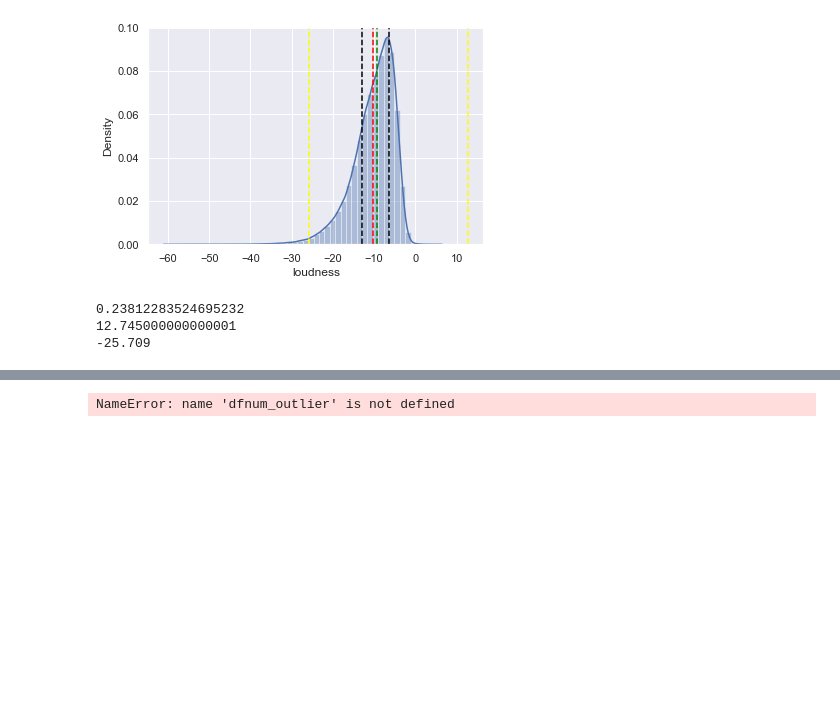
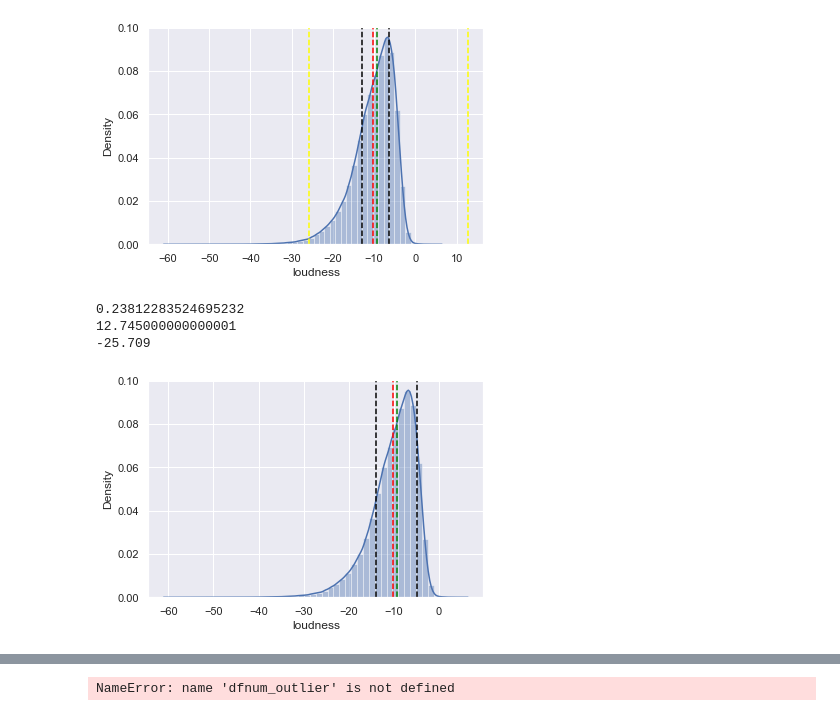
Before and after one commit to lucio-cornejo/proyecto-analisis-de-datos-1INF03, a Jupyter notebook: codes/limpieza_de_datos.ipynb, the cells around one changed output, grey strips where cells are left out. Saved outputs shown, nothing was run; the diff lists cells and outputs as text; code cells hidden in the pictures; blank space fills up the shorter version.

```diff
--- a/codes/limpieza_de_datos.ipynb
+++ b/codes/limpieza_de_datos.ipynb
@@ -797,6 +787,15 @@ dfnum.loc[indices_outliers_tempo, "acousticness"]
 586642    0.000239
 586643    0.000898
 Name: acousticness, Length: 51451, dtype: float64
+# %%
+from sklearn.experimental import enable_iterative_imputer
+from sklearn.impute import IterativeImputer
+
+# Construimos el modelo
+imputer = IterativeImputer(random_state=2020)
+# %%
+imputer.fit(dfnum[['loudness', ]])
+dfnum[['loudness']] = imputer.transform(dfnum[['loudness']])
 # %%
 coeficiente = 3
 
@@ -819,3 +818,39 @@ print(Percentiles["loudness"].loc['75%'] - (coeficiente* (Percentiles["loudness"
 0.23812283524695232
 12.745000000000001
 -25.709
+# %%
+# Variable numérica loudness
+# Cuatiles distintos para definir outliers
+sns.set(style = "darkgrid")
+sns.distplot(dfnum['loudness'])
+# plt.axvline(dfnum['loudness'].mean(), color = "green", linestyle = "--")
+plt.axvline(dfnum['loudness'].mean(), color = "red", linestyle = "--")
+plt.axvline(dfnum['loudness'].median(), color = "green", linestyle = "--")
+
+plt.axvline(dfnum['loudness'].quantile(0.2), color = "black", linestyle = "--")
+plt.axvline(dfnum['loudness'].quantile(0.9), color = "black", linestyle = "--")
+
+plt.show()
+
+## nota sensei evelyn
+
+# desahaerce del 2.5% extremo en cada lado,
+# reemplazarlo por algún valor
+# No imputar más del 10% de los datos.
+
+# transformar a normal
+
+# probar modelo así como está
+# y otro modelos donde data fue imputada
+
+# common practice es considerar 1.5 o 3 como
+# el coeficiente que multiplica al RIC.
+
+# Deberían ser ambos coeficientes los mismo,
+# tipo, no 1.5 y 3
+
+# ideal es no imputar datos, sino usar modelos robustos a outliers.
+
+# podríamos transformar la variable, tipo con log
+# %% [output]
+[figure, added]
```
Also changed, not shown: parts of 29 cells of this notebook.
